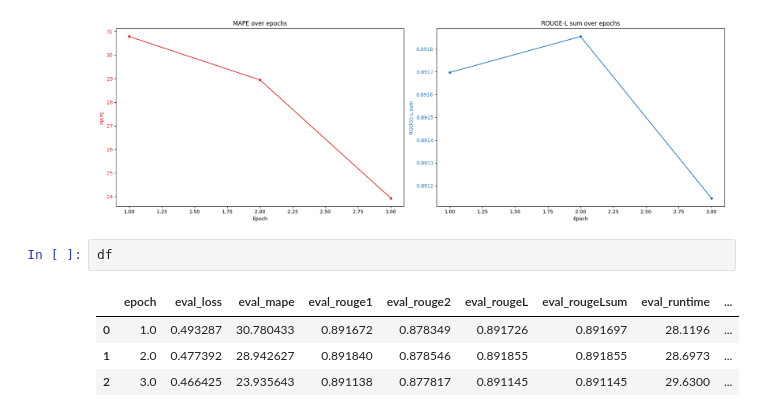
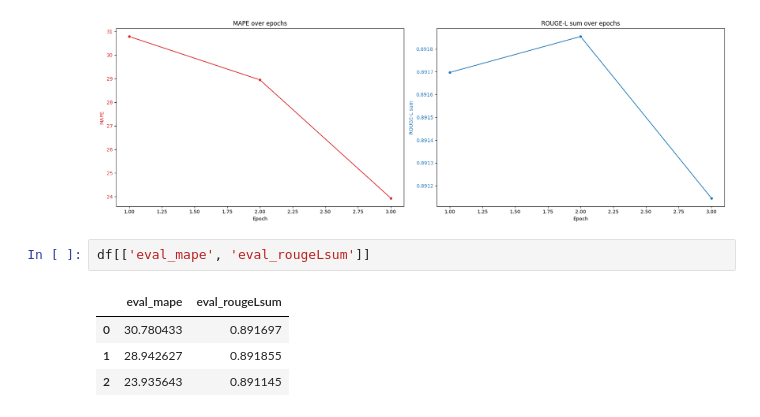
Before and after one commit to akiwarheit/mads-capstone-project, a Jupyter notebook: t5/3a_results_and_viz.ipynb, the cells around one changed output. Cells and saved outputs as stored; diff of their text form.

```diff
--- a/t5/3a_results_and_viz.ipynb
+++ b/t5/3a_results_and_viz.ipynb
@@ -76,9 +76,9 @@ plt.show()
 # %% [output]
 [figure]
 # %%
-df
+df[['eval_mape', 'eval_rougeLsum']]
 # %% [output]
-|  | epoch | eval_loss | eval_mape | eval_rouge1 | eval_rouge2 | eval_rougeL | eval_rougeLsum | eval_runtime | ... |
-| 0 | 1.0 | 0.493287 | 30.780433 | 0.891672 | 0.878349 | 0.891726 | 0.891697 | 28.1196 | ... |
-| 1 | 2.0 | 0.477392 | 28.942627 | 0.891840 | 0.878546 | 0.891855 | 0.891855 | 28.6973 | ... |
-| 2 | 3.0 | 0.466425 | 23.935643 | 0.891138 | 0.877817 | 0.891145 | 0.891145 | 29.6300 | ... |
+|  | eval_mape | eval_rougeLsum |
+| 0 | 30.780433 | 0.891697 |
+| 1 | 28.942627 | 0.891855 |
+| 2 | 23.935643 | 0.891145 |
```
Also changed, not shown: 2 other files.
